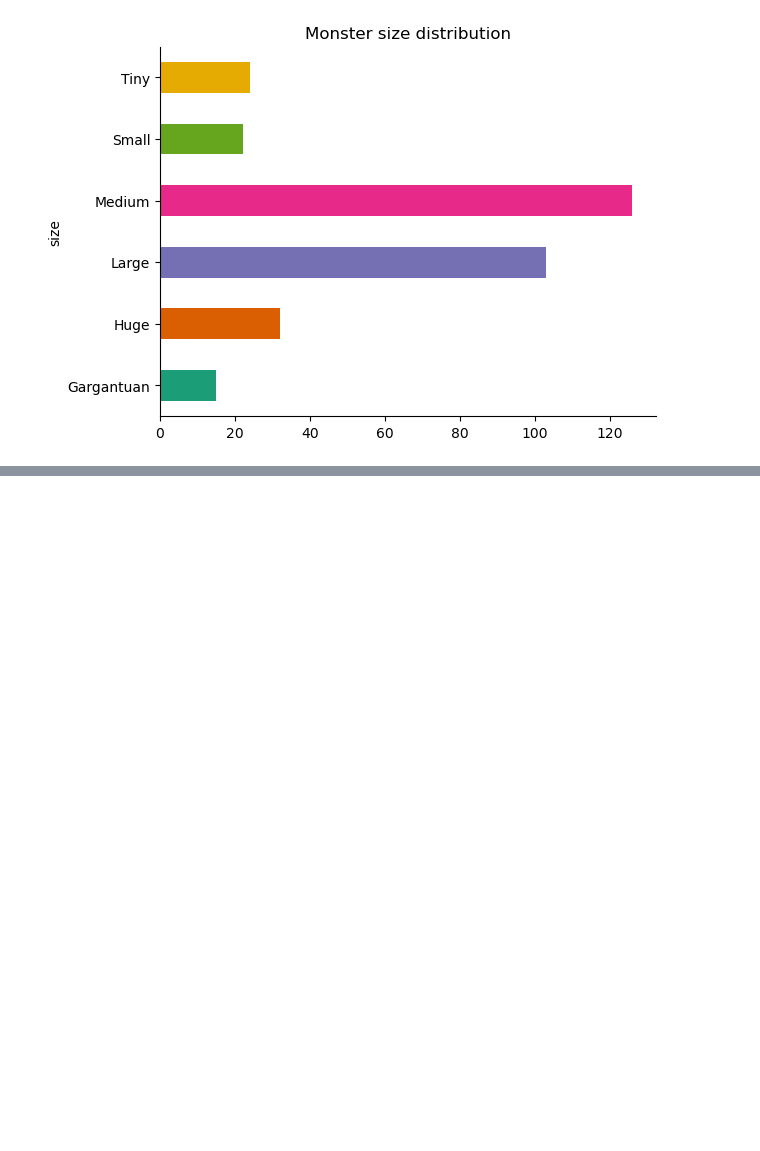
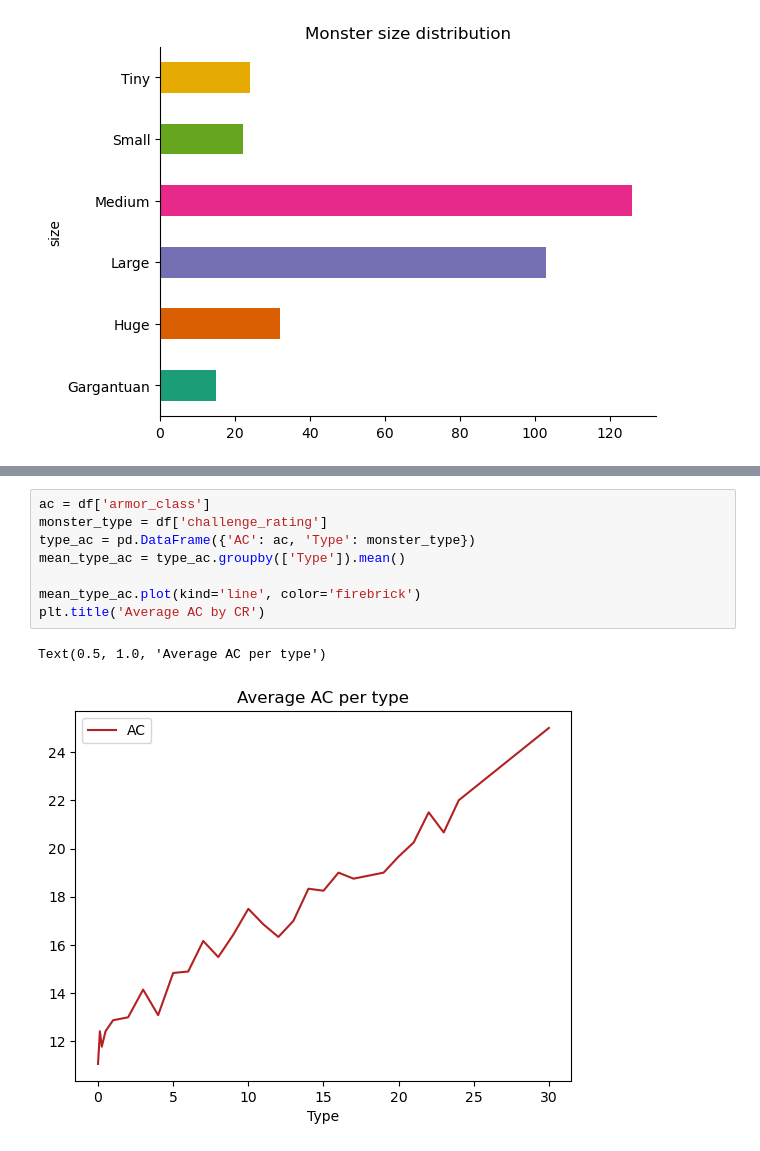
Before and after one commit to laureng97/Project-4--DND-Challenge-Ratings, a Jupyter notebook: Monsters EDA.ipynb, the cells around one changed output, grey strips where cells are left out. Drawn from its saved outputs; the diff is of its cells as text; blank space fills up the shorter version.

Commit message:
further Data Cleaning + EDA

```diff
--- a/Monsters EDA.ipynb
+++ b/Monsters EDA.ipynb
@@ -84,0 +77,11 @@ Text(0.5, 1.0, 'Average HP per type')
+# %%
+ac = df['armor_class']
+monster_type = df['challenge_rating']
+type_ac = pd.DataFrame({'AC': ac, 'Type': monster_type})
+mean_type_ac = type_ac.groupby(['Type']).mean()
+
+mean_type_ac.plot(kind='line', color='firebrick')
+plt.title('Average AC by CR')
+# %% [output]
+Text(0.5, 1.0, 'Average AC per type')
+[figure, added]
```
Also changed, not shown: parts of 3 cells of this notebook, 2 other files.
